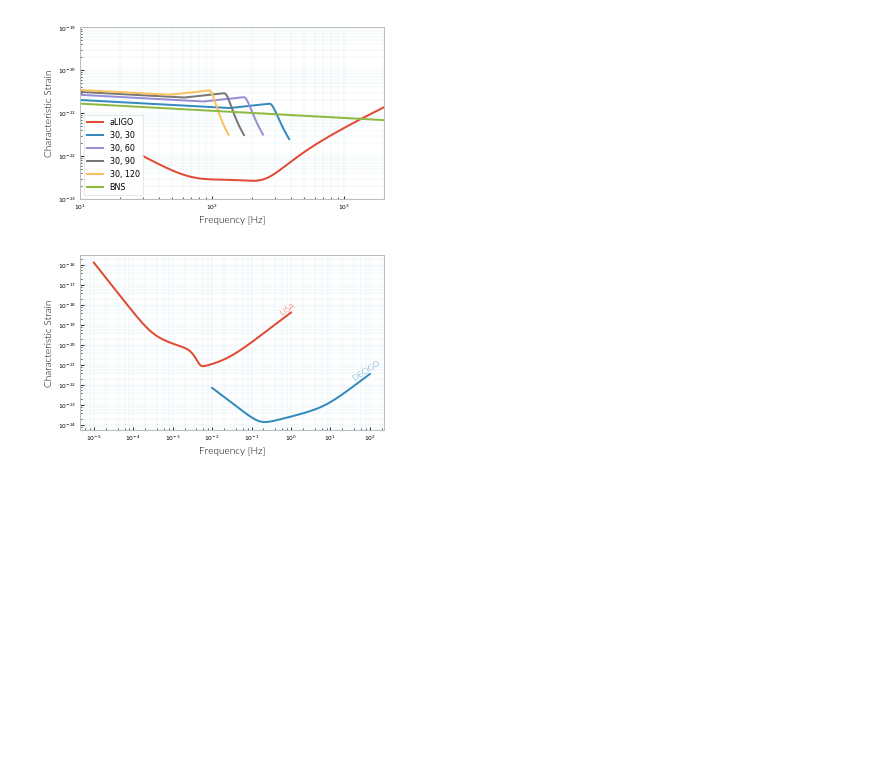
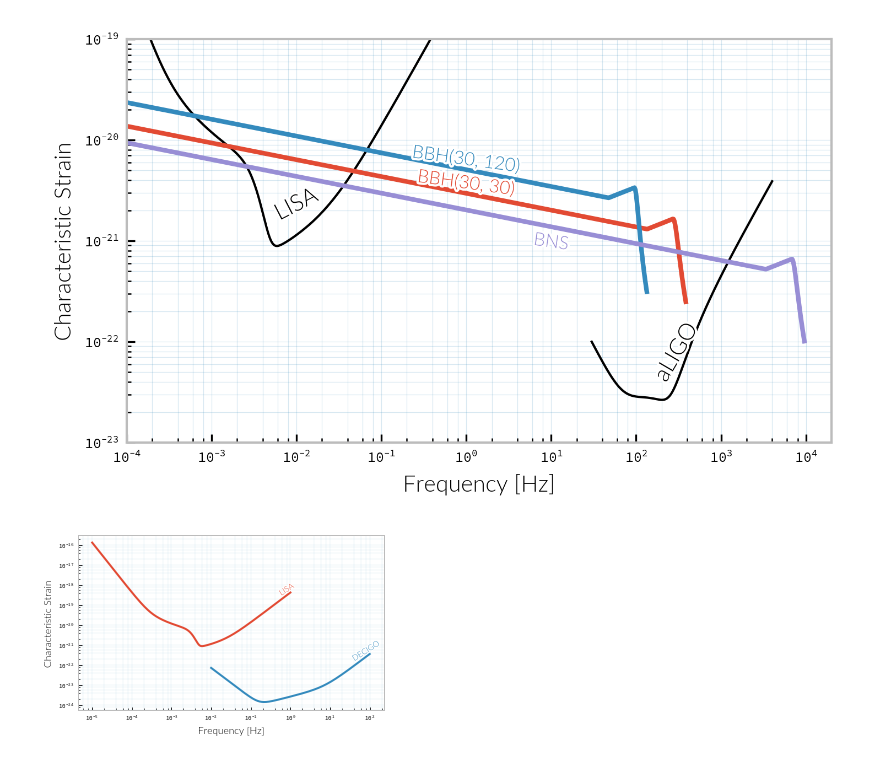
Before and after one commit to transientlunatic/IMGWDA, a Jupyter notebook: notebooks/intro/sensitivity-curves.ipynb, the cells around one changed output. Cells and saved outputs as stored; diff of their text form; code cells hidden in the pictures; blank space fills up the shorter version.

```diff
--- a/notebooks/intro/sensitivity-curves.ipynb
+++ b/notebooks/intro/sensitivity-curves.ipynb
@@ -72,31 +82,41 @@ fig.savefig("{}/sources/source-ccsn.{}".format(fig_dir, fig_ext), dpi=300)
 # %%
 aligo = ifo.AdvancedLIGO()
-
+lisa = ifo.LISA()
 
 figsize = (5.0, 2.5) # Fix this to use the Golden ratio please
 
-fig, ax = plt.subplots(1,1)
-aligo.plot(ax)
+fig, ax = plt.subplots(1,1, dpi=300)
+aligo_line = aligo.plot(ax, color='k', lw=1)[0]
+lisa_line = lisa.plot(ax, color='k', lw=1)[0]
+
+thesis.labelLine(lisa_line, label="LISA", x=1e-2)
+thesis.labelLine(aligo_line, label="aLIGO", x=3e2)
 
 mass = 30
-for mass2 in [30, 60, 90, 120]:
+for mass2 in [30, 120]:
     cbc = sources.IMR(frequencies=np.logspace(-4, 5, 1000) * u.hertz,
                     m1=mass*u.solMass, m2=mass2*u.solMass, r=0.8*1e9*u.parsec)
-    cbc.plot(ax, label="{}, {}".format(mass, mass2))
+    cbc_line = cbc.plot(ax, label="{}, {}".format(mass, mass2))[0]
+    thesis.labelLine(cbc_line, label="BBH({}, {})".format(mass, mass2), x=1, yshift=1.25, fontsize=8)
 
 cbc = sources.IMR(frequencies=np.logspace(-4, 5, 1000) * u.hertz,
-                m1=1.5*u.solMass, m2=1.5*u.solMass, r=0.8*1e8*u.parsec)
-cbc.plot(ax, label="BNS".format(mass, mass2))
+                m1=1.2*u.solMass, m2=1.2*u.solMass, r=0.8*1e8*u.parsec)
+bns_line = cbc.plot(ax, label="BNS".format(mass, mass2))[0]
 
-ax.set_xlim([1e1, 2e3]);
+thesis.labelLine(bns_line, label="BNS".format(mass, mass2), x=10, yshift=0.7, fontsize=8)
+
+ax.set_xlim([1e-4, 2e4]);
 ax.set_ylim([1e-23, 1e-19]);
 #fig.tight_layout()
 #fig.legend(loc="upper right")
+
+ax.get_legend().remove()
+
 fig = thesis.thesisify(fig);
 #thesis.labelLines(fig.gca().get_lines(), fontsize=8)
 fig.savefig("{}/sources/aligo-cbc.{}".format(fig_dir, fig_ext), dpi=300)
 # %% [output]
-[figure, old version]
+[figure, new version]
 # %%
 lisa = ifo.LISA()
 decigo = ifo.Decigo()
```
Also changed, not shown: parts of 3 cells of this notebook, 5 other files.
